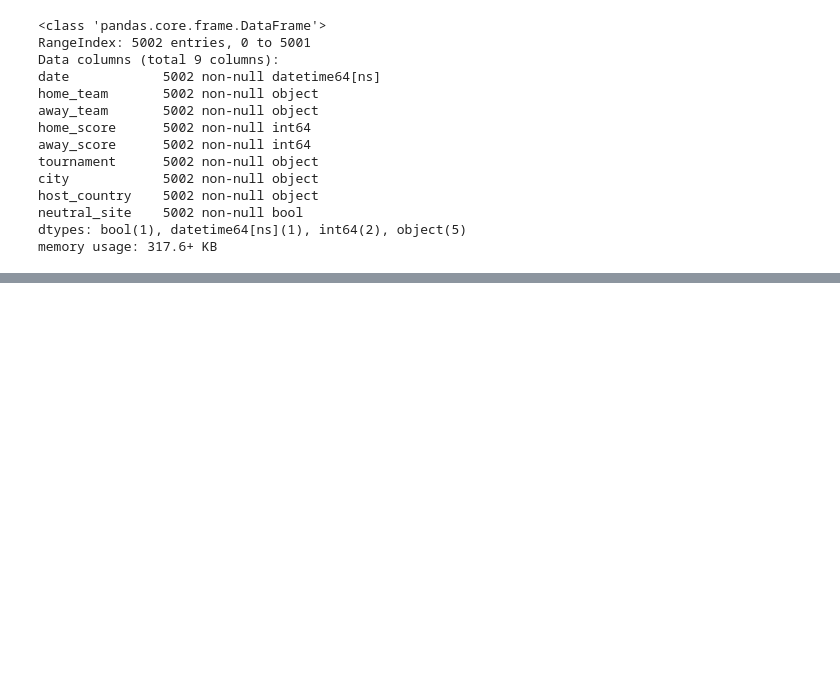
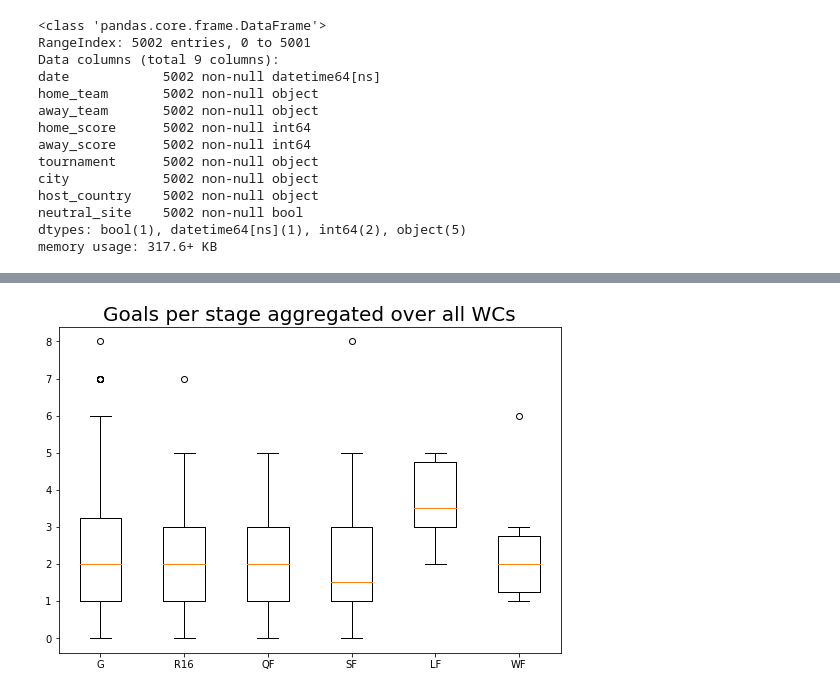
Before and after one commit to jeffc00/international-football-results, a Jupyter notebook: international-football-results.ipynb, the cells around one changed output, grey strips where cells are left out. Saved outputs shown, nothing was run; the diff lists cells and outputs as text; code cells hidden in the pictures; blank space fills up the shorter version.

```diff
--- a/international-football-results.ipynb
+++ b/international-football-results.ipynb
@@ -159,0 +241,22 @@ display(wc.tail())
+# %%
+df = pd.concat([wc_1998_tourn[['stage', 'agg_score']], wc_2002_tourn[['stage', 'agg_score']],\
+                wc_2006_tourn[['stage', 'agg_score']], wc_2010_tourn[['stage', 'agg_score']],\
+                wc_2014_tourn[['stage', 'agg_score']], wc_2018_tourn[['stage', 'agg_score']]],\
+                axis=0, ignore_index=True)
+
+df_G = df[df['stage'] =='G']
+df_R16 = df[df['stage'] =='R16']
+df_QF = df[df['stage'] =='QF']
+df_SF = df[df['stage'] =='SF']
+df_LF = df[df['stage'] =='LF']
+df_WF = df[df['stage'] =='WF']
+
+data = [df_G['agg_score'], df_R16['agg_score'], df_QF['agg_score'], \
+        df_SF['agg_score'], df_LF['agg_score'], df_WF['agg_score']]
+
+fig, ax = plt.subplots(1, 1, figsize=(9, 6))
+plt.title('Goals per stage aggregated over all WCs', fontsize=20)
+ax.boxplot(data)
+ax.set_xticklabels(['G', 'R16', 'QF', 'SF', 'LF', 'WF']);
+# %% [output]
+[figure, added]
```
Also changed, not shown: parts of 33 cells of this notebook, 8 other files.
